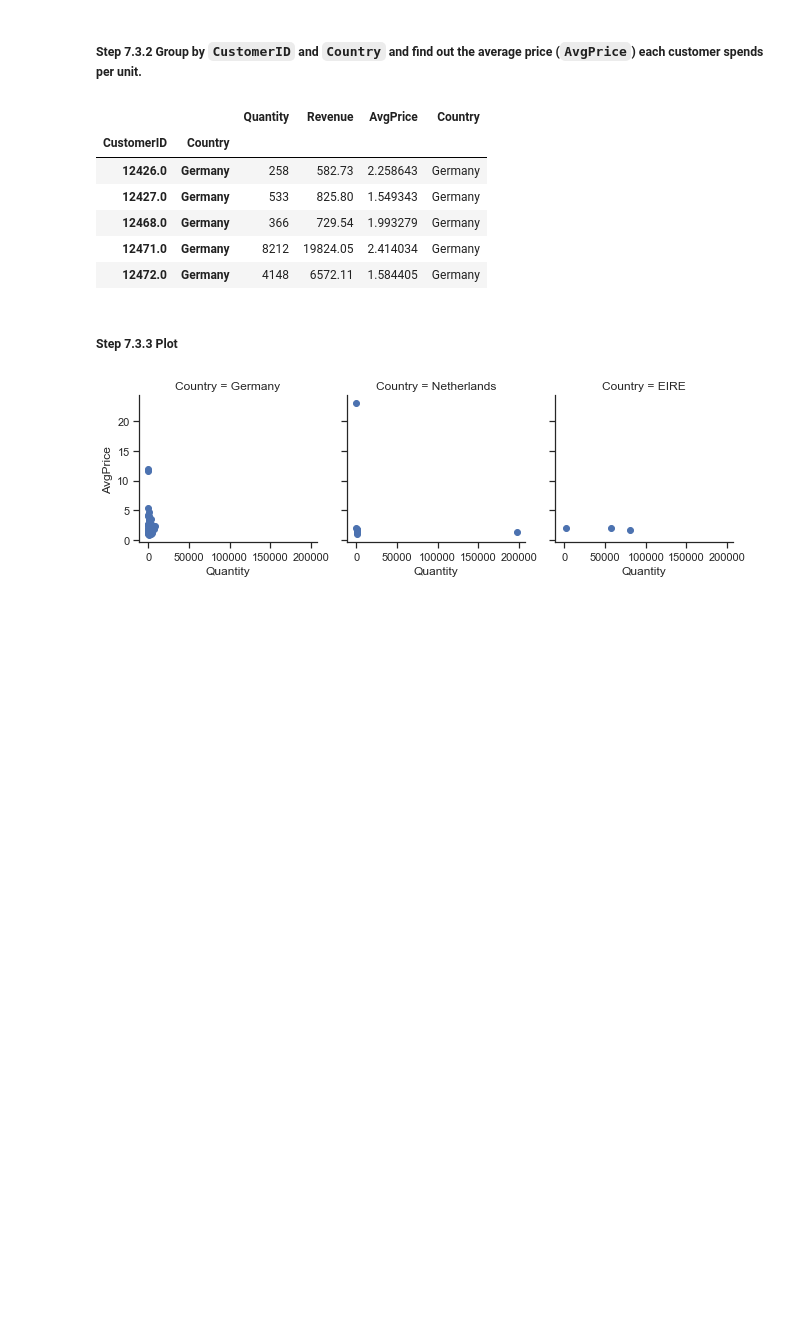
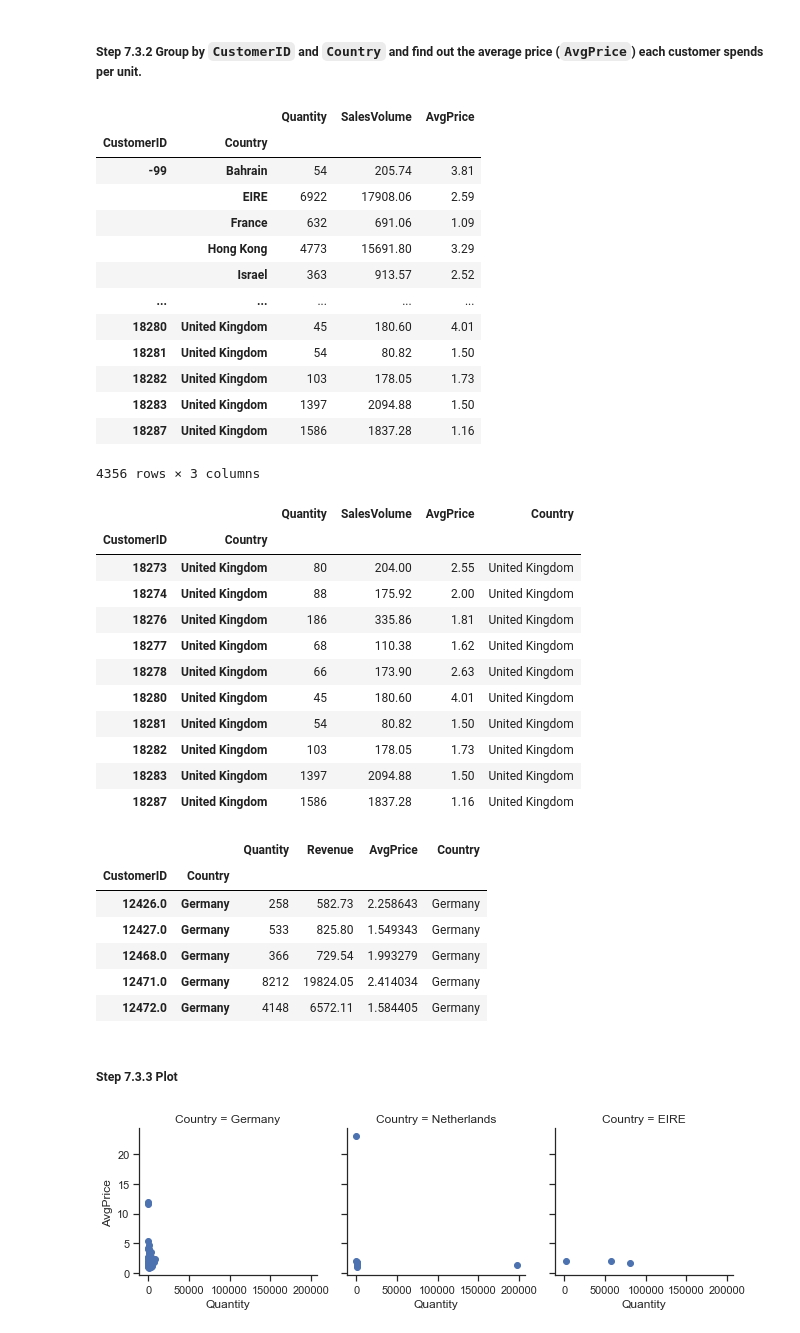
Before and after one commit to aziart/pandas-exercises, a Jupyter notebook: 07 - Visualization/Online_Retail/Solutions.ipynb, the cells around one changed output. Cells and saved outputs as stored; diff of their text form; code cells hidden in the pictures; blank space fills up the shorter version.

```diff
--- a/07 - Visualization/Online_Retail/Solutions.ipynb
+++ b/07 - Visualization/Online_Retail/Solutions.ipynb
@@ -223,5 +234,40 @@ We will use this later to figure out an average price per customer.
 # %% [markdown]
 ##### Step 7.3.2 Group by `CustomerID` and `Country` and find out the average price (`AvgPrice`) each customer spends per unit.
+# %%
+grp = online_rt.groupby(by=['CustomerID','Country'])
+varplt = grp[['Quantity', 'SalesVolume']].agg('sum')
+varplt['AvgPrice'] = varplt['SalesVolume'] / varplt['Quantity']
+display(varplt)
+
+varplt['Country'] = varplt.index.get_level_values(1)
+varplt.tail(10)
+# %% [output]
+|  |  | Quantity | SalesVolume | AvgPrice |
+| CustomerID | Country |  |  |  |
+| -99 | Bahrain | 54 | 205.74 | 3.81 |
+|  | EIRE | 6922 | 17908.06 | 2.59 |
+|  | France | 632 | 691.06 | 1.09 |
+|  | Hong Kong | 4773 | 15691.80 | 3.29 |
+|  | Israel | 363 | 913.57 | 2.52 |
+| ... | ... | ... | ... | ... |
+| 18280 | United Kingdom | 45 | 180.60 | 4.01 |
+| 18281 | United Kingdom | 54 | 80.82 | 1.50 |
+| 18282 | United Kingdom | 103 | 178.05 | 1.73 |
+| 18283 | United Kingdom | 1397 | 2094.88 | 1.50 |
+| 18287 | United Kingdom | 1586 | 1837.28 | 1.16 |
+4356 rows × 3 columns
+|  |  | Quantity | SalesVolume | AvgPrice | Country |
+| CustomerID | Country |  |  |  |  |
+| 18273 | United Kingdom | 80 | 204.00 | 2.55 | United Kingdom |
+| 18274 | United Kingdom | 88 | 175.92 | 2.00 | United Kingdom |
+| 18276 | United Kingdom | 186 | 335.86 | 1.81 | United Kingdom |
+| 18277 | United Kingdom | 68 | 110.38 | 1.62 | United Kingdom |
+| 18278 | United Kingdom | 66 | 173.90 | 2.63 | United Kingdom |
+| 18280 | United Kingdom | 45 | 180.60 | 4.01 | United Kingdom |
+| 18281 | United Kingdom | 54 | 80.82 | 1.50 | United Kingdom |
+| 18282 | United Kingdom | 103 | 178.05 | 1.73 | United Kingdom |
+| 18283 | United Kingdom | 1397 | 2094.88 | 1.50 | United Kingdom |
+| 18287 | United Kingdom | 1586 | 1837.28 | 1.16 | United Kingdom |
 # %%
 # %% [output]
 |  |  | Quantity | Revenue | AvgPrice | Country |
```
Also changed, not shown: parts of 4 cells of this notebook.
